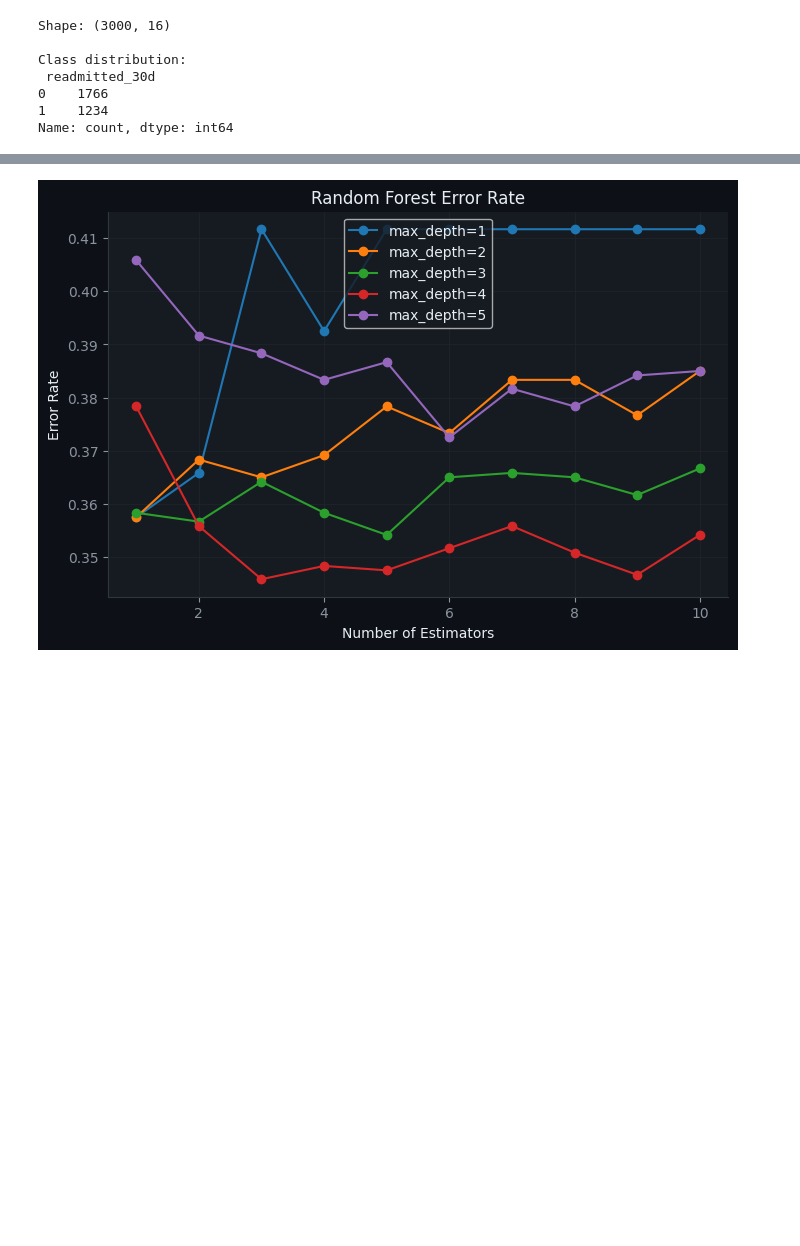
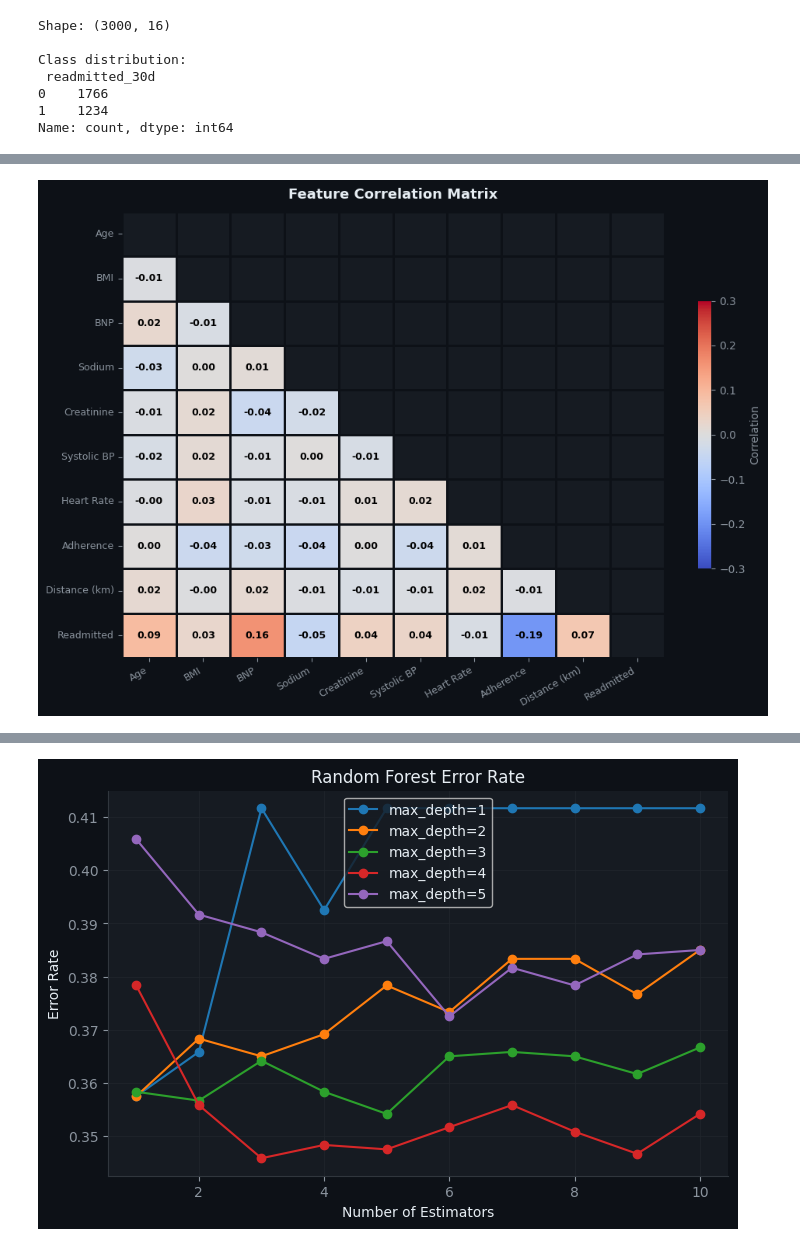
Before and after one commit to dinarazhorabek/heart_failure_readmission, a Jupyter notebook: main.ipynb, the cells around one changed output, grey strips where cells are left out. Drawn from its saved outputs; the diff is of its cells as text; code cells hidden in the pictures; blank space fills up the shorter version.

```diff
--- a/main.ipynb
+++ b/main.ipynb
@@ -282,0 +205,26 @@ X_test_sc = scaler.transform(X_test)
+# %%
+fig, ax = plt.subplots(figsize=(10, 7), facecolor=BG)
+
+num_cols = ['age','bmi','bnp','sodium','creatinine','systolic_bp',
+            'heart_rate','adherence_score','distance_to_hospital_km','readmitted_30d']
+readable = ['Age','BMI','BNP','Sodium','Creatinine','Systolic BP',
+            'Heart Rate','Adherence','Distance (km)','Readmitted']
+corr = df[num_cols].corr()
+corr.index   = readable
+corr.columns = readable
+mask = np.triu(np.ones_like(corr, dtype=bool))
+
+# ax.set_facecolor('white')
+sns.heatmap(corr, mask=mask, cmap='coolwarm', vmax=0.3, vmin=-0.3, center=0,
+            annot=True, fmt='.2f', linewidths=1.0, linecolor='#0D1117',
+            ax=ax, annot_kws={'size': 9, 'color': 'black', 'weight': 'bold'},
+            cbar_kws={'shrink': 0.6, 'label': 'Correlation'})
+
+ax.set_title('Feature Correlation Matrix', color=TEXT, fontsize=13, fontweight='bold', pad=12)
+ax.tick_params(labelsize=9)
+ax.set_xticklabels(ax.get_xticklabels(), rotation=30, ha='right')
+ax.set_yticklabels(ax.get_yticklabels(), rotation=0)
+plt.tight_layout()
+plt.show()
+# %% [output]
+[figure, added]
```
Also changed, not shown: parts of 13 cells of this notebook, 1 other file.
